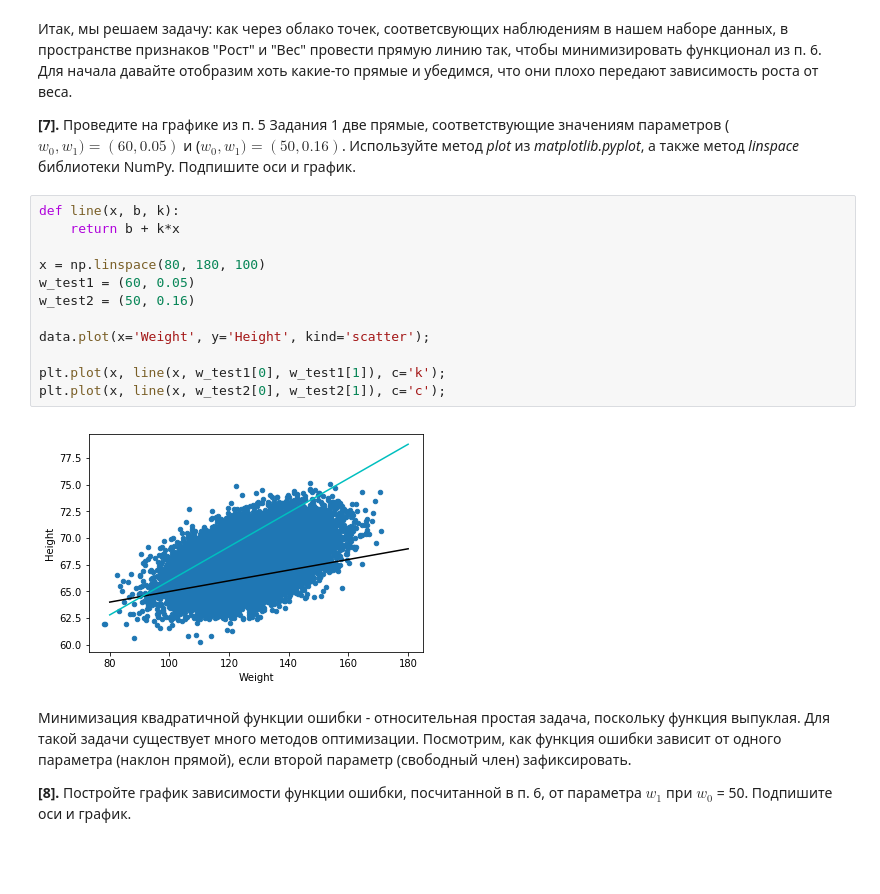
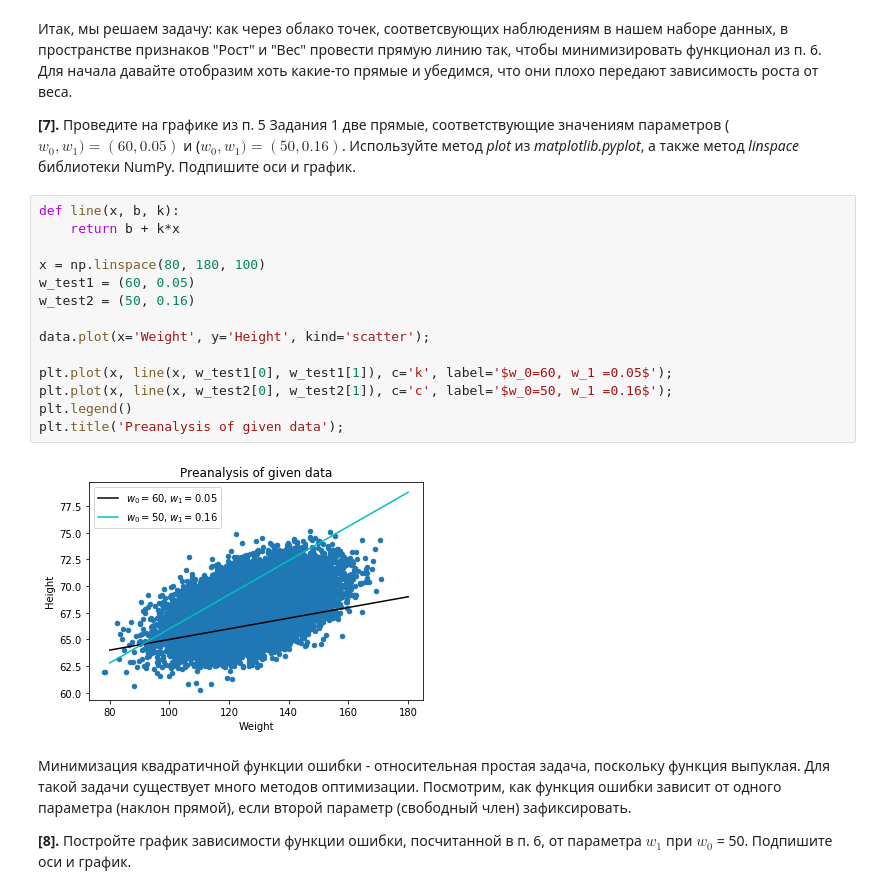
Before and after one commit to armavox/mldaspec, a Jupyter notebook: course2/notebooks/week1_peer_review_linreg_height_weight.ipynb, the cells around one changed output. Drawn from its saved outputs; the diff is of its cells as text; blank space fills up the shorter version.

```diff
--- a/course2/notebooks/week1_peer_review_linreg_height_weight.ipynb
+++ b/course2/notebooks/week1_peer_review_linreg_height_weight.ipynb
@@ -145,17 +146,19 @@ array([8.18420936e+06, 4.45462319e+05, 2.75927724e+06, 1.51256541e+07,
 # %%
 def line(x, b, k):
     return b + k*x
 
 x = np.linspace(80, 180, 100)
 w_test1 = (60, 0.05)
 w_test2 = (50, 0.16)
 
 data.plot(x='Weight', y='Height', kind='scatter');
 
-plt.plot(x, line(x, w_test1[0], w_test1[1]), c='k');
-plt.plot(x, line(x, w_test2[0], w_test2[1]), c='c');
+plt.plot(x, line(x, w_test1[0], w_test1[1]), c='k', label='$w_0=60, w_1 =0.05$');
+plt.plot(x, line(x, w_test2[0], w_test2[1]), c='c', label='$w_0=50, w_1 =0.16$');
+plt.legend()
+plt.title('Preanalysis of given data');
 # %% [output]
-[figure, old version]
+[figure, new version]
 # %% [markdown]
 Минимизация квадратичной функции ошибки - относительная простая задача, поскольку функция выпуклая. Для такой задачи существует много методов оптимизации. Посмотрим, как функция ошибки зависит от одного параметра (наклон прямой), если второй параметр (свободный член) зафиксировать.
 
```
Also changed, not shown: parts of 6 cells of this notebook.
